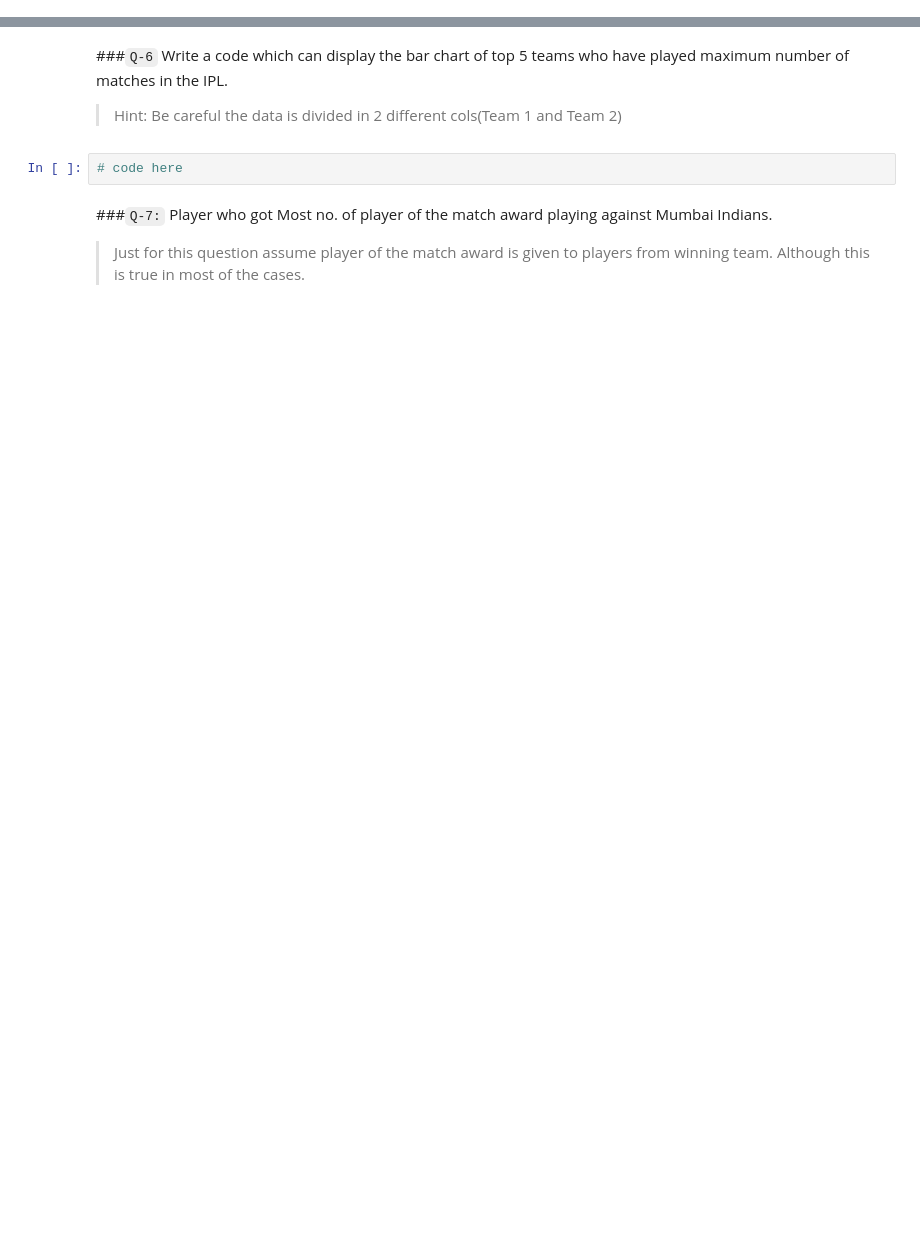
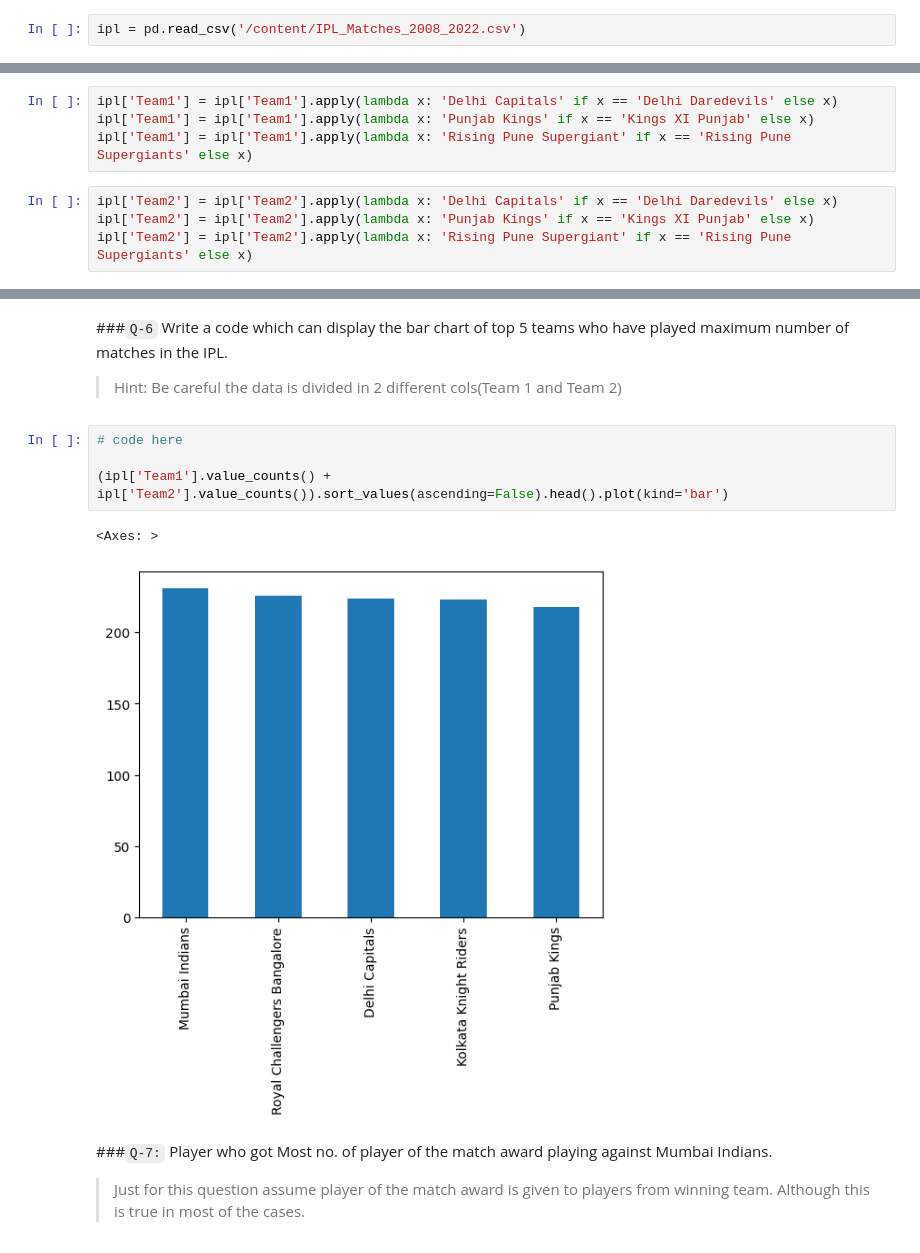
Before and after one commit to rishabhk1501/Data-Analytics-Tasks, a Jupyter notebook: session_17_tasks_soln.ipynb, the cells around one changed output, grey strips where cells are left out. Cells and saved outputs as stored; diff of their text form; blank space fills up the shorter version.

```diff
--- a/session_17_tasks_soln.ipynb
+++ b/session_17_tasks_soln.ipynb
@@ -281,0 +283,2 @@ Be careful Gujrat Titans and Gujrat Lions are different teams.
+# %%
+ipl = pd.read_csv('/content/IPL_Matches_2008_2022.csv')
@@ -281,0 +360,8 @@ Be careful Gujrat Titans and Gujrat Lions are different teams.
+# %%
+ipl['Team1'] = ipl['Team1'].apply(lambda x: 'Delhi Capitals' if x == 'Delhi Daredevils' else x)
+ipl['Team1'] = ipl['Team1'].apply(lambda x: 'Punjab Kings' if x == 'Kings XI Punjab' else x)
+ipl['Team1'] = ipl['Team1'].apply(lambda x: 'Rising Pune Supergiant' if x == 'Rising Pune Supergiants' else x)
+# %%
+ipl['Team2'] = ipl['Team2'].apply(lambda x: 'Delhi Capitals' if x == 'Delhi Daredevils' else x)
+ipl['Team2'] = ipl['Team2'].apply(lambda x: 'Punjab Kings' if x == 'Kings XI Punjab' else x)
+ipl['Team2'] = ipl['Team2'].apply(lambda x: 'Rising Pune Supergiant' if x == 'Rising Pune Supergiants' else x)
@@ -282,8 +408,13 @@ Be careful Gujrat Titans and Gujrat Lions are different teams.
 # %% [markdown]
 ###`Q-6` Write a code which can display the bar chart of top 5 teams who have played maximum number of matches in the IPL.
 >  Hint: Be careful the data is divided in 2 different cols(Team 1 and Team 2)
-# %%
-# code here
+# %%
+# code here
+
+(ipl['Team1'].value_counts() + ipl['Team2'].value_counts()).sort_values(ascending=False).head().plot(kind='bar')
+# %% [output]
+<Axes: >
+[figure, added]
 # %% [markdown]
 ###`Q-7:` Player who got Most no. of player of the match award playing against Mumbai Indians.
 > Just for this question assume player of the match award is given to players from winning team. Although this is true in most of the cases.
```
Also changed, not shown: parts of 21 cells of this notebook.
